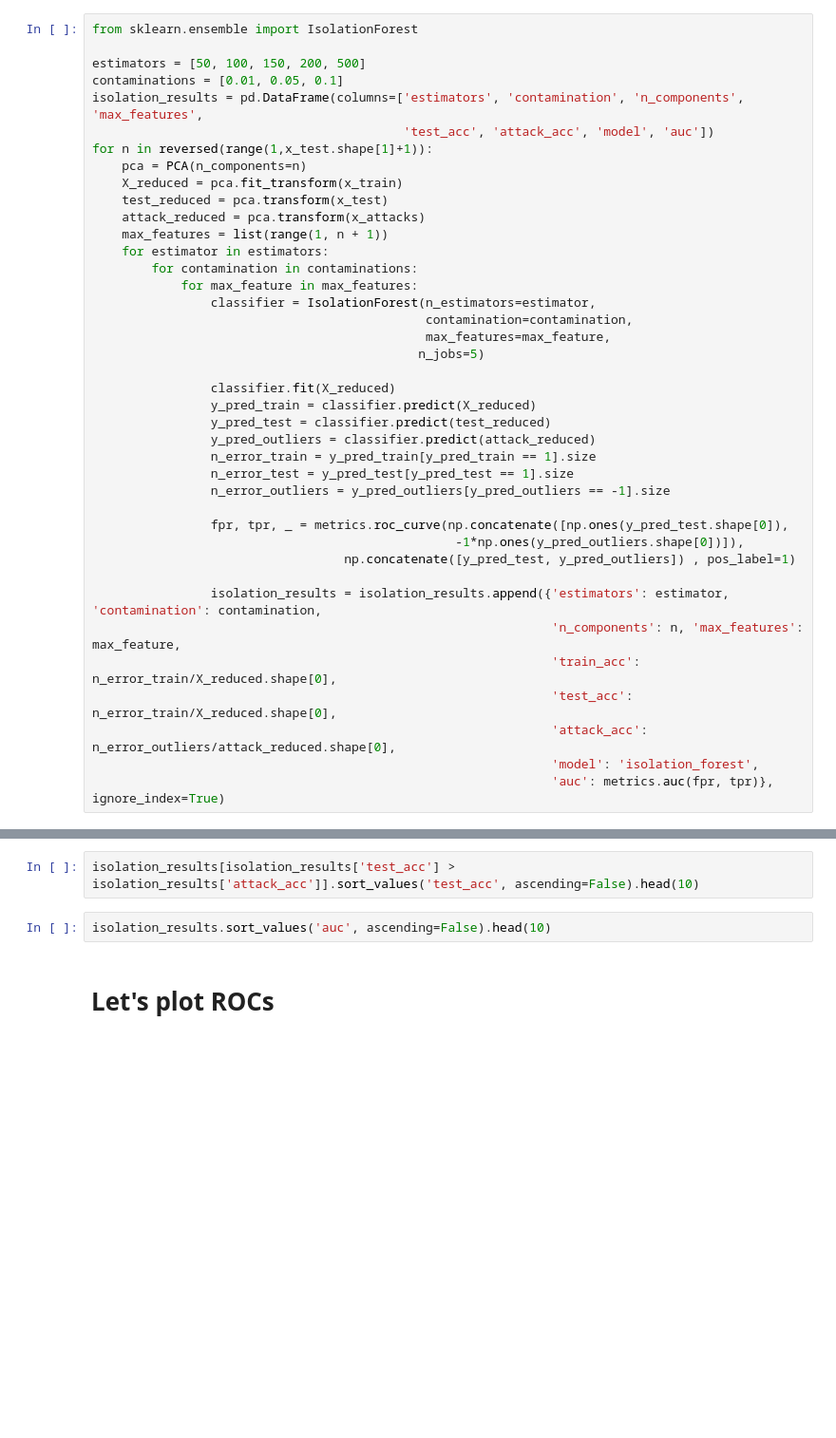
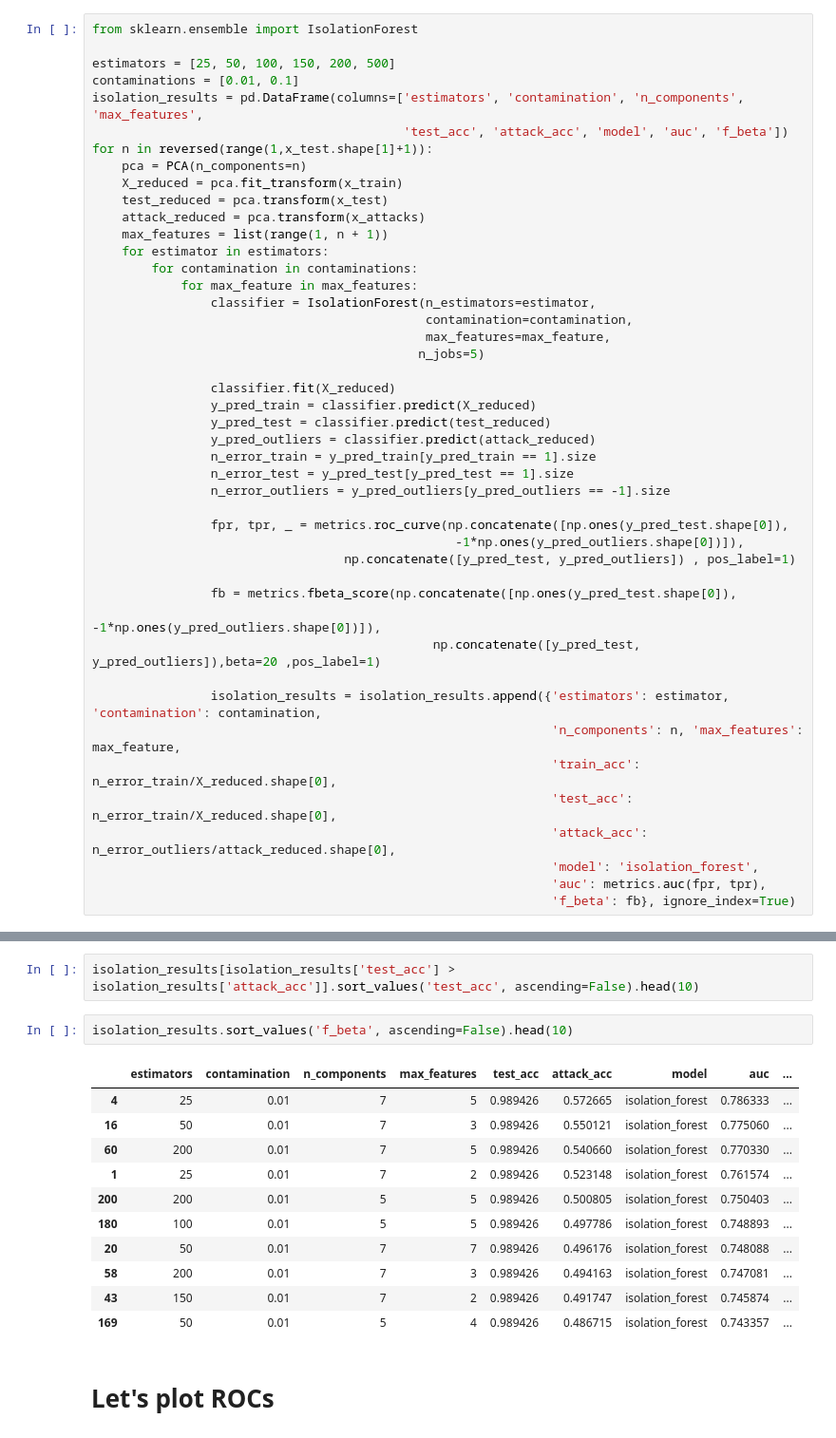
Before and after one commit to livepeer/verification-classifier, a Jupyter notebook: data-analysis/notebooks/Unsupervised_predicted_model.ipynb, the cells around one changed output, grey strips where cells are left out. Shown: that part at 95% size. Cells and saved outputs as stored; diff of their text form; blank space fills up the shorter version.

```diff
--- a/data-analysis/notebooks/Unsupervised_predicted_model.ipynb
+++ b/data-analysis/notebooks/Unsupervised_predicted_model.ipynb
@@ -186,10 +280,10 @@ svm_results[svm_results['test_acc'] > svm_results['attack_acc']].sort_values('sc
 # %%
 from sklearn.ensemble import IsolationForest
 
-estimators = [50, 100, 150, 200, 500]
-contaminations = [0.01, 0.05, 0.1]
+estimators = [25, 50, 100, 150, 200, 500]
+contaminations = [0.01, 0.1]
 isolation_results = pd.DataFrame(columns=['estimators', 'contamination', 'n_components', 'max_features',
-                                          'test_acc', 'attack_acc', 'model', 'auc'])
+                                          'test_acc', 'attack_acc', 'model', 'auc', 'f_beta'])
 for n in reversed(range(1,x_test.shape[1]+1)):
     pca = PCA(n_components=n)
     X_reduced = pca.fit_transform(x_train)
@@ -216,19 +310,36 @@ for n in reversed(range(1,x_test.shape[1]+1)):
                                                  -1*np.ones(y_pred_outliers.shape[0])]),
                                   np.concatenate([y_pred_test, y_pred_outliers]) , pos_label=1)
 
+                fb = metrics.fbeta_score(np.concatenate([np.ones(y_pred_test.shape[0]),
+                                                             -1*np.ones(y_pred_outliers.shape[0])]),
+                                              np.concatenate([y_pred_test, y_pred_outliers]),beta=20 ,pos_label=1)
+
                 isolation_results = isolation_results.append({'estimators': estimator, 'contamination': contamination,
                                                               'n_components': n, 'max_features': max_feature,
                                                               'train_acc': n_error_train/X_reduced.shape[0],
                                                               'test_acc': n_error_train/X_reduced.shape[0],
                                                               'attack_acc': n_error_outliers/attack_reduced.shape[0],
                                                               'model': 'isolation_forest',
-                                                              'auc': metrics.auc(fpr, tpr)}, ignore_index=True)
+                                                              'auc': metrics.auc(fpr, tpr),
+                                                              'f_beta': fb}, ignore_index=True)
 # %%
 isolation_results['score'] = isolation_results.apply(metric, axis=1)
 # %%
 isolation_results[isolation_results['test_acc'] > isolation_results['attack_acc']].sort_values('test_acc', ascending=False).head(10)
 # %%
-isolation_results.sort_values('auc', ascending=False).head(10)
+isolation_results.sort_values('f_beta', ascending=False).head(10)
+# %% [output]
+|  | estimators | contamination | n_components | max_features | test_acc | attack_acc | model | auc | ... |
+| 4 | 25 | 0.01 | 7 | 5 | 0.989426 | 0.572665 | isolation_forest | 0.786333 | ... |
+| 16 | 50 | 0.01 | 7 | 3 | 0.989426 | 0.550121 | isolation_forest | 0.775060 | ... |
+| 60 | 200 | 0.01 | 7 | 5 | 0.989426 | 0.540660 | isolation_forest | 0.770330 | ... |
+| 1 | 25 | 0.01 | 7 | 2 | 0.989426 | 0.523148 | isolation_forest | 0.761574 | ... |
+| 200 | 200 | 0.01 | 5 | 5 | 0.989426 | 0.500805 | isolation_forest | 0.750403 | ... |
+| 180 | 100 | 0.01 | 5 | 5 | 0.989426 | 0.497786 | isolation_forest | 0.748893 | ... |
+| 20 | 50 | 0.01 | 7 | 7 | 0.989426 | 0.496176 | isolation_forest | 0.748088 | ... |
+| 58 | 200 | 0.01 | 7 | 3 | 0.989426 | 0.494163 | isolation_forest | 0.747081 | ... |
+| 43 | 150 | 0.01 | 7 | 2 | 0.989426 | 0.491747 | isolation_forest | 0.745874 | ... |
+| 169 | 50 | 0.01 | 5 | 4 | 0.989426 | 0.486715 | isolation_forest | 0.743357 | ... |
 # %% [markdown]
 # Let's plot ROCs
 # %%
```
Also changed, not shown: parts of 17 cells of this notebook.
